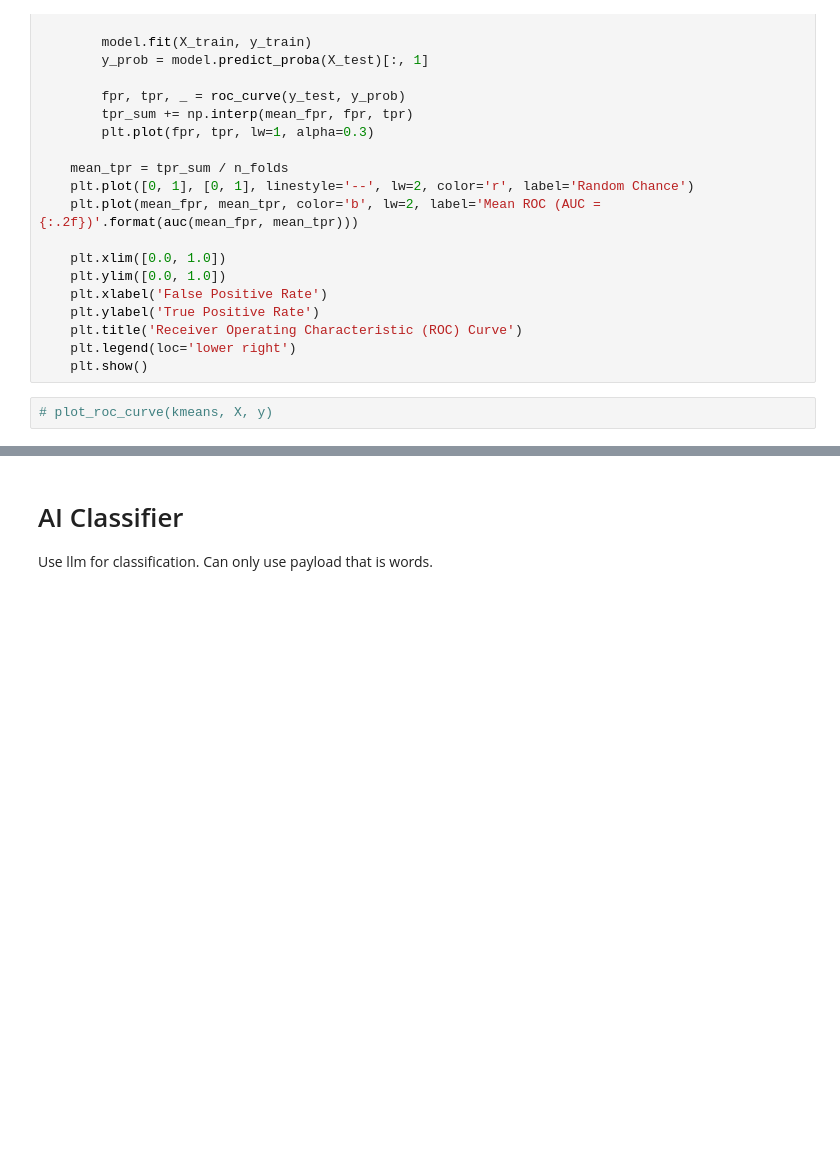
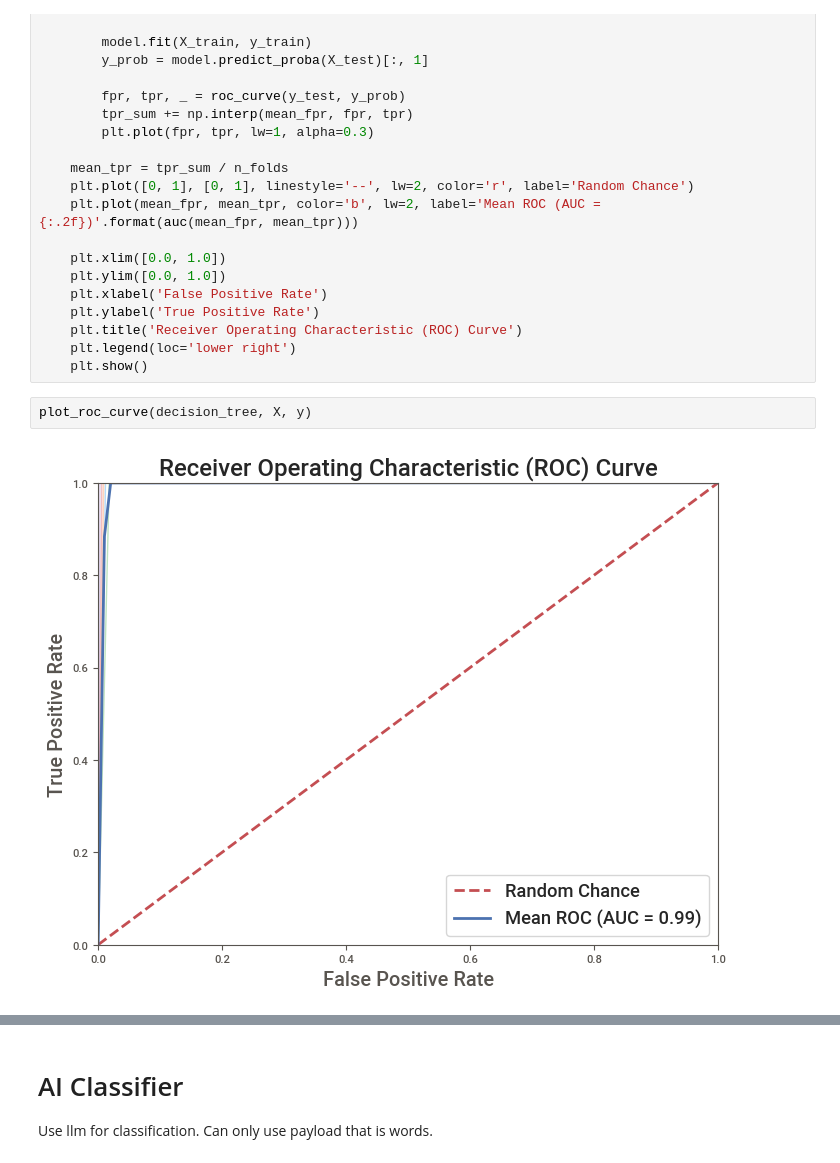
Before and after one commit to mundruid/bsides-augusta-2023, a Jupyter notebook: bsides_aug.ipynb, the cells around one changed output, grey strips where cells are left out. Saved outputs shown, nothing was run; the diff lists cells and outputs as text; blank space fills up the shorter version.

```diff
--- a/bsides_aug.ipynb
+++ b/bsides_aug.ipynb
@@ -967,8 +975,10 @@ def plot_roc_curve(model, X, y, n_folds=5):
     plt.title('Receiver Operating Characteristic (ROC) Curve')
     plt.legend(loc='lower right')
     plt.show()
-# %%
-# plot_roc_curve(kmeans, X, y)
+# %%
+plot_roc_curve(decision_tree, X, y)
+# %% [output]
+[figure, added]
 # %%
 plot_roc_curve(rf, X, y)
 # %% [output]
```
Also changed, not shown: parts of 18 cells of this notebook, 1 other file.
